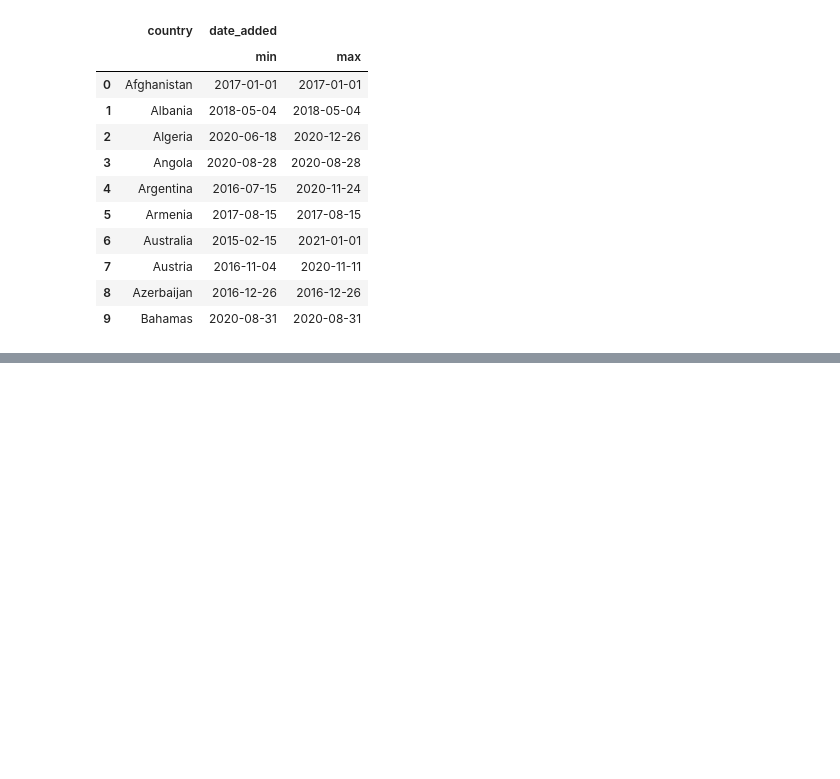
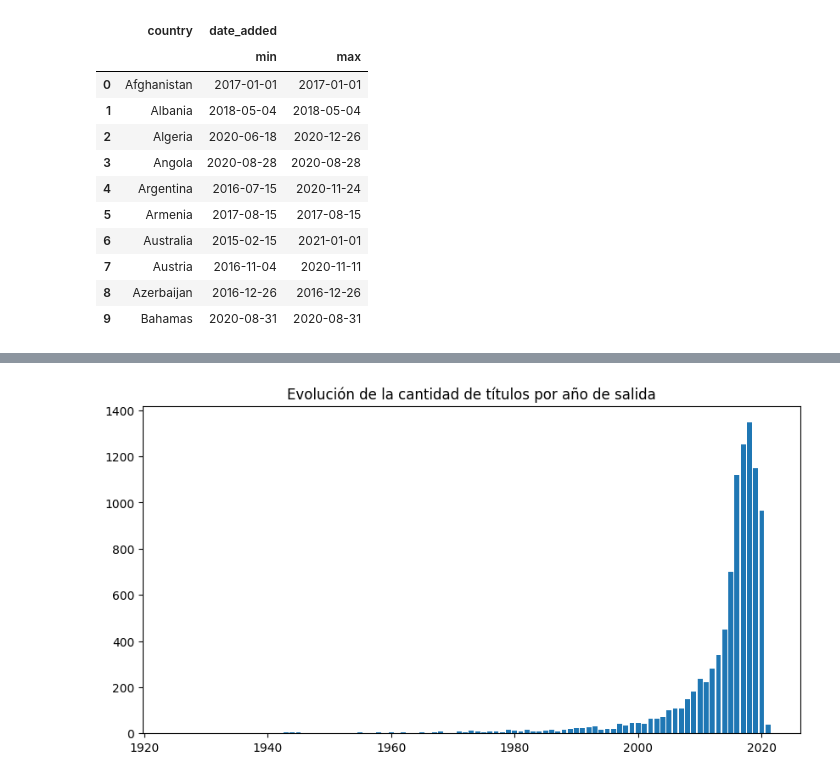
Before and after one commit to RArielAlonso/itba_python_data_applications, a Jupyter notebook: clase5/pandas-test.ipynb, the cells around one changed output, grey strips where cells are left out. Cells and saved outputs as stored; diff of their text form; code cells hidden in the pictures; blank space fills up the shorter version.

Commit message:
fin ejercios clase 5

```diff
--- a/clase5/pandas-test.ipynb
+++ b/clase5/pandas-test.ipynb
@@ -109,0 +167,10 @@ SyntaxError: invalid syntax (110423317.py, line 1)
+# %%
+# Ejercicio 9
+plt.figure(figsize=(10,5))
+plt.bar(x=df_explode['release_year'].value_counts().sort_index().index,
+        height=df_explode['release_year'].value_counts().sort_index().values)
+plt.title("Evolución de la cantidad de títulos por año de salida")
+#plt.savefig("ejercio_9_plot.jpg")
+plt.show()
+# %% [output]
+[figure, added]
```
Also changed, not shown: parts of 10 cells of this notebook, 6 other files.
